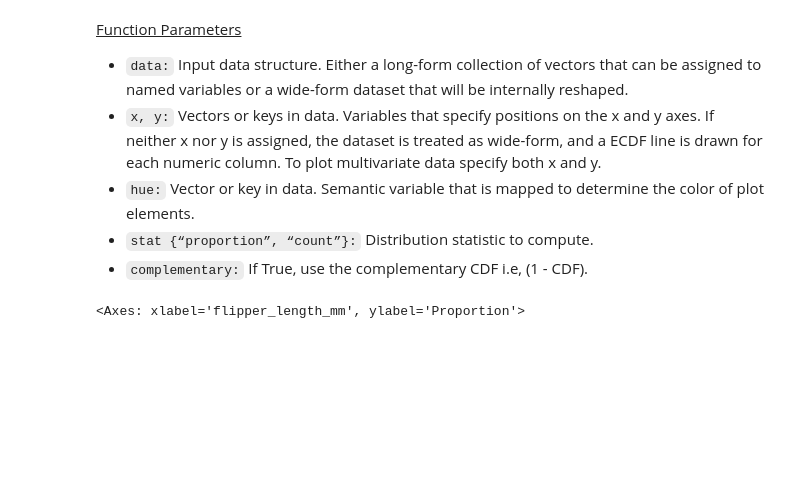
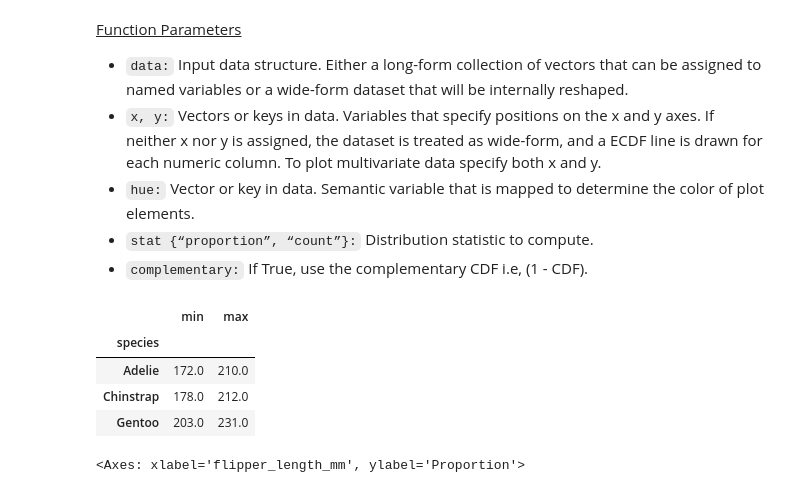
Before and after one commit to AindreaAjax/ML_Introduction, a Jupyter notebook: Data_Visualization/06_Visualizing_distributions.ipynb, the cells around one changed output. Saved outputs shown, nothing was run; the diff lists cells and outputs as text; code cells hidden in the pictures; blank space fills up the shorter version.

```diff
--- a/Data_Visualization/06_Visualizing_distributions.ipynb
+++ b/Data_Visualization/06_Visualizing_distributions.ipynb
@@ -200,4 +211,12 @@ Compared to a histogram or density plot, it has the advantage that each observat
 - `hue:` Vector or key in data. Semantic variable that is mapped to determine the color of plot elements.
 - `stat {“proportion”, “count”}:` Distribution statistic to compute.
 - `complementary:` If True, use the complementary CDF i.e, (1 - CDF).
+# %%
+data.groupby("species").flipper_length_mm.agg(["min", "max"])
+# %% [output]
+|  | min | max |
+| species |  |  |
+| Adelie | 172.0 | 210.0 |
+| Chinstrap | 178.0 | 212.0 |
+| Gentoo | 203.0 | 231.0 |
 # %%
```
Also changed, not shown: parts of 16 cells of this notebook.
